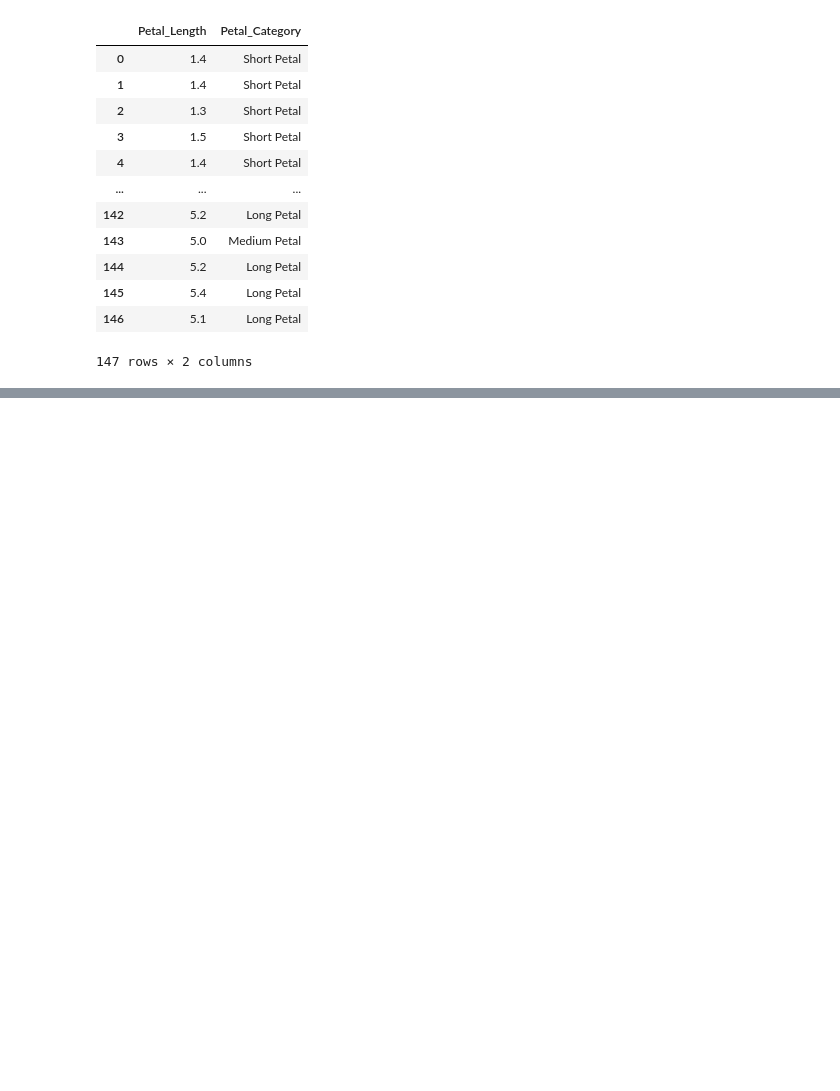
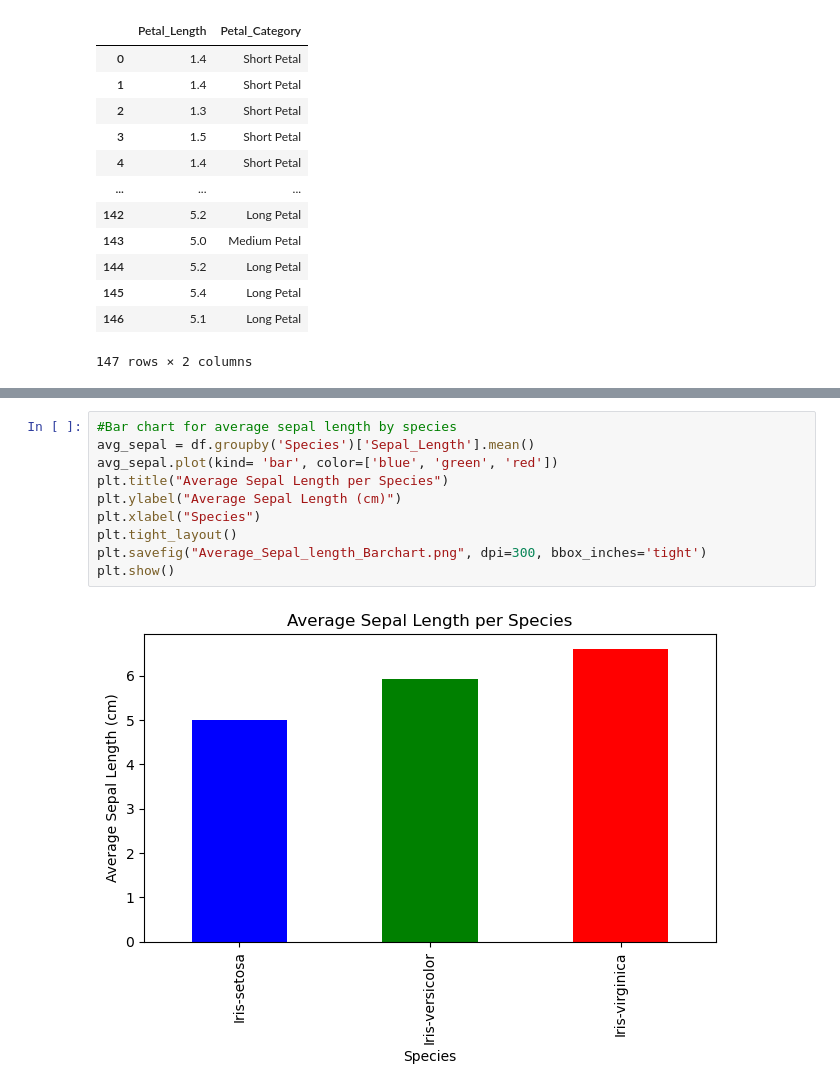
Before and after one commit to MashfikaJahan/iris_dataset_group3, a Jupyter notebook: iris_notebook.ipynb, the cells around one changed output, grey strips where cells are left out. Saved outputs shown, nothing was run; the diff lists cells and outputs as text; blank space fills up the shorter version.

```diff
--- a/iris_notebook.ipynb
+++ b/iris_notebook.ipynb
@@ -218,0 +251,12 @@ df[['Petal_Length', 'Petal_Category']]
+# %%
+#Bar chart for average sepal length by species
+avg_sepal = df.groupby('Species')['Sepal_Length'].mean()
+avg_sepal.plot(kind= 'bar', color=['blue', 'green', 'red'])
+plt.title("Average Sepal Length per Species")
+plt.ylabel("Average Sepal Length (cm)")
+plt.xlabel("Species")
+plt.tight_layout()
+plt.savefig("Average_Sepal_length_Barchart.png", dpi=300, bbox_inches='tight')
+plt.show()
+# %% [output]
+[figure, added]
```
Also changed, not shown: parts of 4 cells of this notebook, 3 other files.
